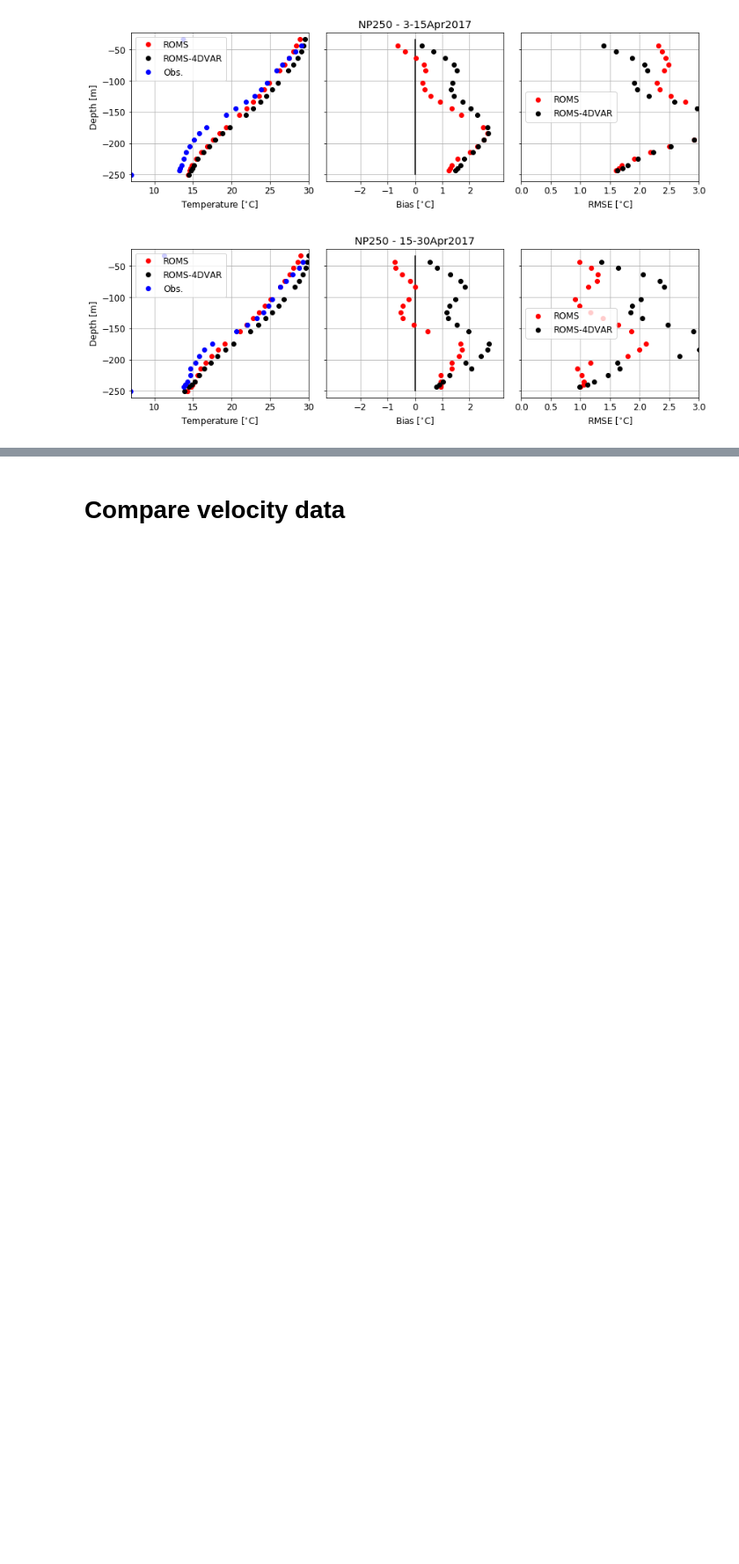
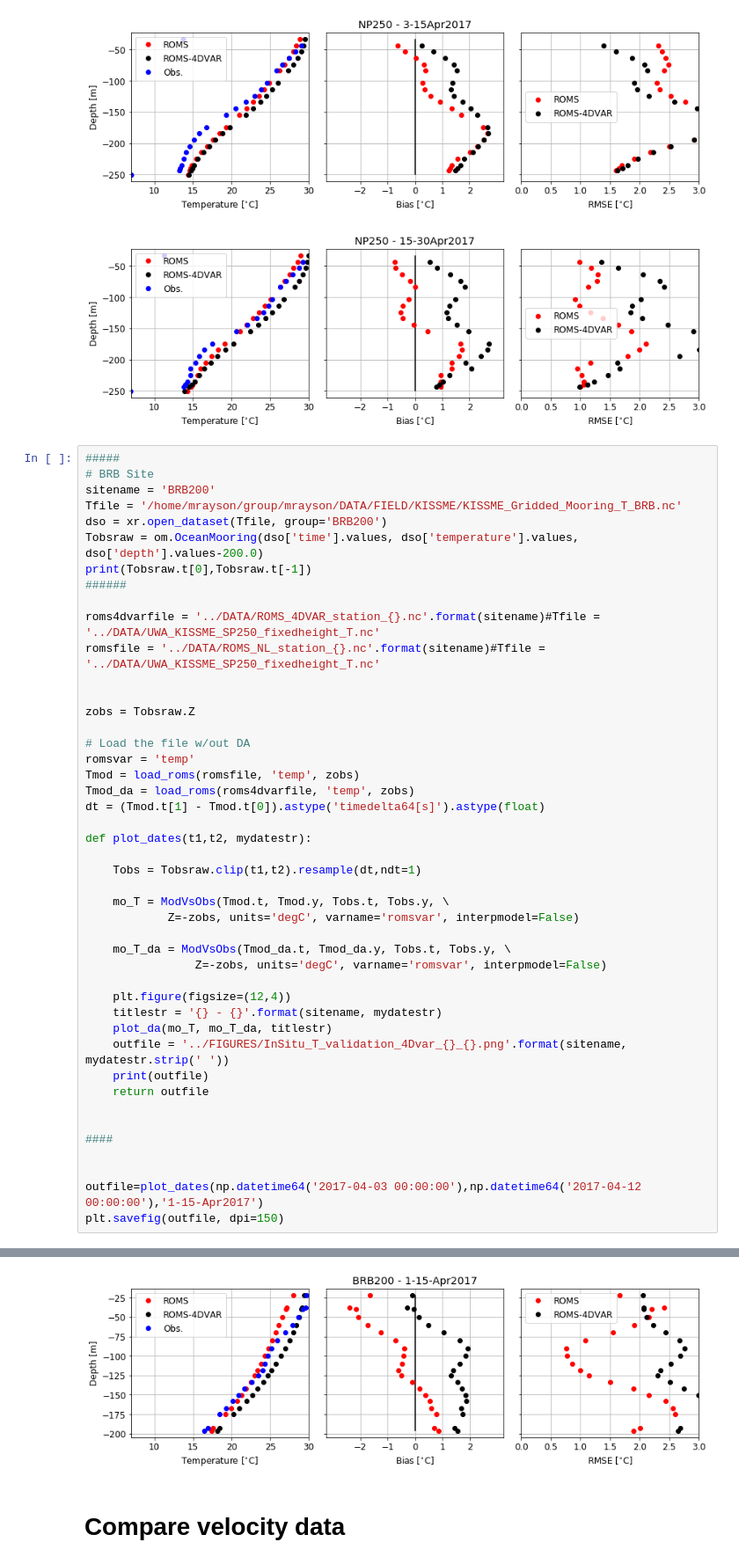
Before and after one commit to mrayson/roms_4dvar_browsebasin, a Jupyter notebook: NOTEBOOKS/compare_monthly_insitu_uvT.ipynb, the cells around one changed output, grey strips where cells are left out. Shown at 88% size. Drawn from its saved outputs; the diff is of its cells as text; blank space fills up the shorter version.

```diff
--- a/NOTEBOOKS/compare_monthly_insitu_uvT.ipynb
+++ b/NOTEBOOKS/compare_monthly_insitu_uvT.ipynb
@@ -252,3 +250,49 @@ plt.savefig(outfile, dpi=150)
 [figure]
 [figure]
 [figure]
+# %%
+#####
+# BRB Site
+sitename = 'BRB200'
+Tfile = '/home/mrayson/group/mrayson/DATA/FIELD/KISSME/KISSME_Gridded_Mooring_T_BRB.nc'
+dso = xr.open_dataset(Tfile, group='BRB200')
+Tobsraw = om.OceanMooring(dso['time'].values, dso['temperature'].values, dso['depth'].values-200.0)
+print(Tobsraw.t[0],Tobsraw.t[-1])
+######
+
+roms4dvarfile = '../DATA/ROMS_4DVAR_station_{}.nc'.format(sitename)#Tfile = '../DATA/UWA_KISSME_SP250_fixedheight_T.nc'
+romsfile = '../DATA/ROMS_NL_station_{}.nc'.format(sitename)#Tfile = '../DATA/UWA_KISSME_SP250_fixedheight_T.nc'
+
+
+zobs = Tobsraw.Z
+
+# Load the file w/out DA
+romsvar = 'temp'
+Tmod = load_roms(romsfile, 'temp', zobs)
+Tmod_da = load_roms(roms4dvarfile, 'temp', zobs)
+dt = (Tmod.t[1] - Tmod.t[0]).astype('timedelta64[s]').astype(float)
+
+def plot_dates(t1,t2, mydatestr):
+
+    Tobs = Tobsraw.clip(t1,t2).resample(dt,ndt=1)
+
+    mo_T = ModVsObs(Tmod.t, Tmod.y, Tobs.t, Tobs.y, \
+            Z=-zobs, units='degC', varname='romsvar', interpmodel=False)
+
+    mo_T_da = ModVsObs(Tmod_da.t, Tmod_da.y, Tobs.t, Tobs.y, \
+                Z=-zobs, units='degC', varname='romsvar', interpmodel=False)
+
+    plt.figure(figsize=(12,4))
+    titlestr = '{} - {}'.format(sitename, mydatestr)
+    plot_da(mo_T, mo_T_da, titlestr)
+    outfile = '../FIGURES/InSitu_T_validation_4Dvar_{}_{}.png'.format(sitename, mydatestr.strip(' '))
+    print(outfile)
+    return outfile
+
+
+####
+
+
+outfile=plot_dates(np.datetime64('2017-04-03 00:00:00'),np.datetime64('2017-04-12 00:00:00'),'1-15-Apr2017')
+plt.savefig(outfile, dpi=150)
+# %% [output]
@@ -255,2 +301,3 @@ plt.savefig(outfile, dpi=150)
+[figure, added]
 # %% [markdown]
 # Compare velocity data
```
Also changed, not shown: parts of 10 cells of this notebook, 8 other files.
